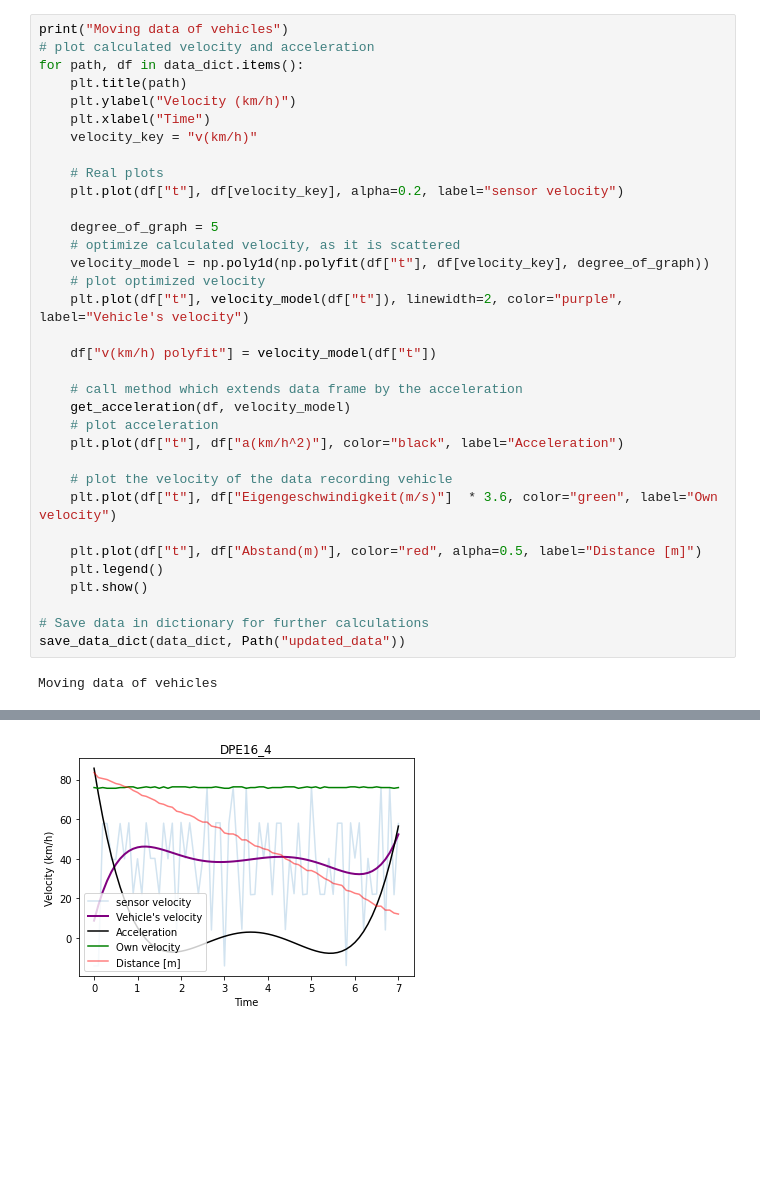
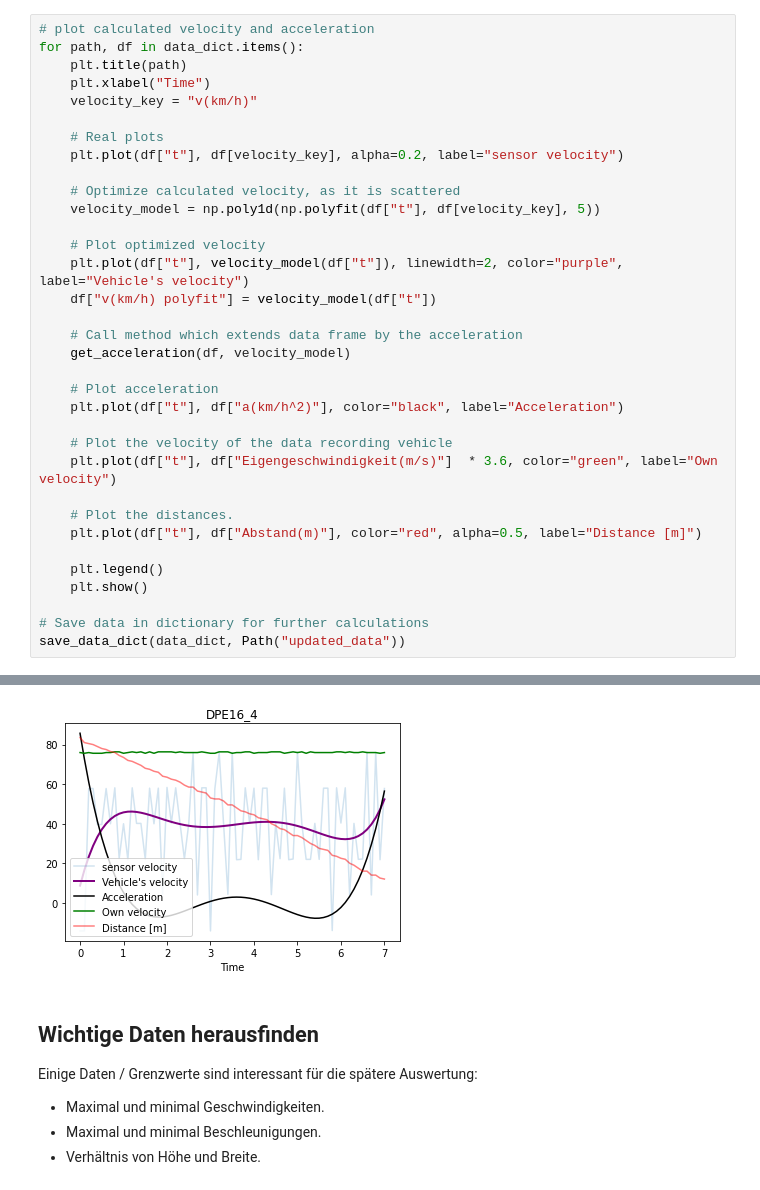
Before and after one commit to JanTSV/Evidenztheorie, a Jupyter notebook: main.ipynb, the cells around one changed output, grey strips where cells are left out. Saved outputs shown, nothing was run; the diff lists cells and outputs as text; blank space fills up the shorter version.

```diff
--- a/main.ipynb
+++ b/main.ipynb
@@ -148,36 +174,35 @@ None
 # %%
-print("Moving data of vehicles")
 # plot calculated velocity and acceleration
 for path, df in data_dict.items():
     plt.title(path)
-    plt.ylabel("Velocity (km/h)")
     plt.xlabel("Time")
     velocity_key = "v(km/h)"
 
     # Real plots
     plt.plot(df["t"], df[velocity_key], alpha=0.2, label="sensor velocity")
 
-    degree_of_graph = 5
-    # optimize calculated velocity, as it is scattered
-    velocity_model = np.poly1d(np.polyfit(df["t"], df[velocity_key], degree_of_graph))
-    # plot optimized velocity
+    # Optimize calculated velocity, as it is scattered
+    velocity_model = np.poly1d(np.polyfit(df["t"], df[velocity_key], 5))
+
+    # Plot optimized velocity
     plt.plot(df["t"], velocity_model(df["t"]), linewidth=2, color="purple", label="Vehicle's velocity")
-
     df["v(km/h) polyfit"] = velocity_model(df["t"])
 
-    # call method which extends data frame by the acceleration
+    # Call method which extends data frame by the acceleration
     get_acceleration(df, velocity_model)
-    # plot acceleration
+
+    # Plot acceleration
     plt.plot(df["t"], df["a(km/h^2)"], color="black", label="Acceleration")
 
-    # plot the velocity of the data recording vehicle
+    # Plot the velocity of the data recording vehicle
     plt.plot(df["t"], df["Eigengeschwindigkeit(m/s)"]  * 3.6, color="green", label="Own velocity")
 
+    # Plot the distances.
     plt.plot(df["t"], df["Abstand(m)"], color="red", alpha=0.5, label="Distance [m]")
+
     plt.legend()
     plt.show()
 
 # Save data in dictionary for further calculations
 save_data_dict(data_dict, Path("updated_data"))
 # %% [output]
-Moving data of vehicles
@@ -191,2 +216,9 @@ Moving data of vehicles
-[figure, old version]
+[figure, new version]
+# %% [markdown]
+## Wichtige Daten herausfinden
+
+Einige Daten / Grenzwerte sind interessant für die spätere Auswertung:
+* Maximal und minimal Geschwindigkeiten.
+* Maximal und minimal Beschleunigungen.
+* Verhältnis von Höhe und Breite.
 # %%
```
Also changed, not shown: parts of 12 cells of this notebook, 1 other file.
